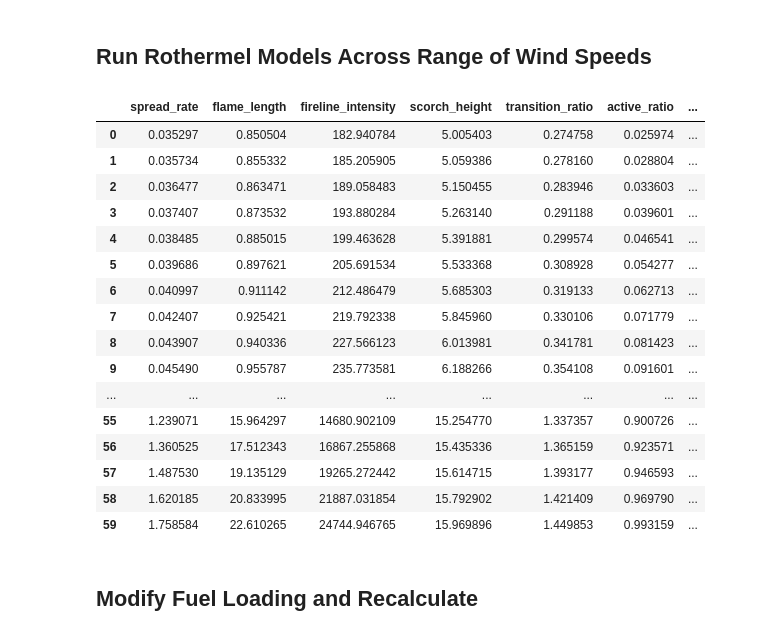
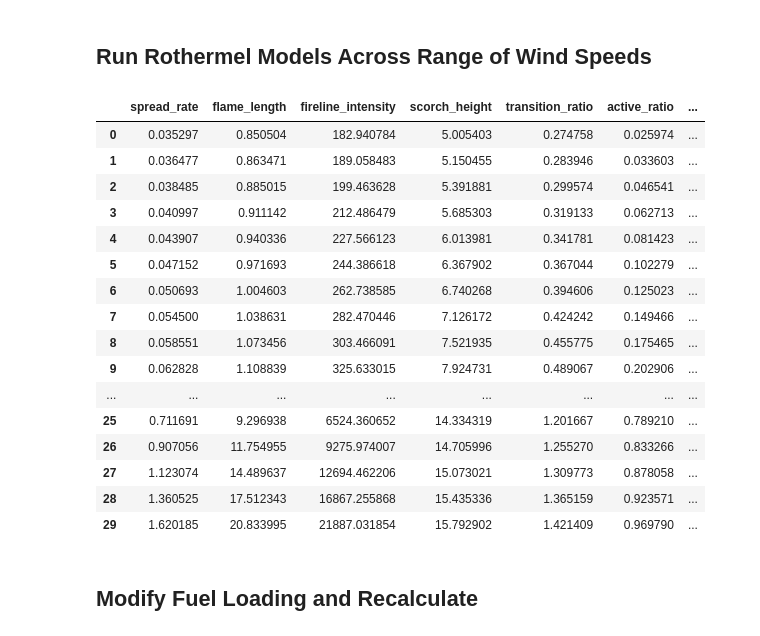
Before and after one commit to j-tenny/pyrothermel, a Jupyter notebook: example.ipynb, the cells around one changed output. Saved outputs shown, nothing was run; the diff lists cells and outputs as text; code cells hidden in the pictures.

```diff
--- a/example.ipynb
+++ b/example.ipynb
@@ -22,37 +20,37 @@ LoadingUnitsEnum.KilogramsPerSquareMeter
 ## Run Rothermel Models Across Range of Wind Speeds
 # %%
 results_list = []
-for wind_speed in range(0,60):
+for wind_speed in range(0,60,2):
     run = pyrothermel.PyrothermelRun(fuel,moisture,wind_speed,wind_input_mode='ten_meter',canopy_base_height=canopy_base_height,canopy_bulk_density=canopy_bulk_density,canopy_cover=.5,canopy_height=20,canopy_ratio=.6)
     results_surface = run.run_surface_fire_in_direction_of_max_spread()
     results_final = run.run_crown_fire_scott_and_reinhardt()
     results_final['wind_speed'] = wind_speed
     results_final['treatment'] = 'untreated'
     results_list.append(results_final)
 
 untreated_crowning_index = run.calculate_crowning_index()
 untreated_torching_index = run.calculate_torching_index()
 
 df = pd.DataFrame(results_list)
 df
 # %% [output]
 |  | spread_rate | flame_length | fireline_intensity | scorch_height | transition_ratio | active_ratio | ... |
 | 0 | 0.035297 | 0.850504 | 182.940784 | 5.005403 | 0.274758 | 0.025974 | ... |
-| 1 | 0.035734 | 0.855332 | 185.205905 | 5.059386 | 0.278160 | 0.028804 | ... |
-| 2 | 0.036477 | 0.863471 | 189.058483 | 5.150455 | 0.283946 | 0.033603 | ... |
-| 3 | 0.037407 | 0.873532 | 193.880284 | 5.263140 | 0.291188 | 0.039601 | ... |
-| 4 | 0.038485 | 0.885015 | 199.463628 | 5.391881 | 0.299574 | 0.046541 | ... |
-| 5 | 0.039686 | 0.897621 | 205.691534 | 5.533368 | 0.308928 | 0.054277 | ... |
-| 6 | 0.040997 | 0.911142 | 212.486479 | 5.685303 | 0.319133 | 0.062713 | ... |
-| 7 | 0.042407 | 0.925421 | 219.792338 | 5.845960 | 0.330106 | 0.071779 | ... |
-| 8 | 0.043907 | 0.940336 | 227.566123 | 6.013981 | 0.341781 | 0.081423 | ... |
-| 9 | 0.045490 | 0.955787 | 235.773581 | 6.188266 | 0.354108 | 0.091601 | ... |
+| 1 | 0.036477 | 0.863471 | 189.058483 | 5.150455 | 0.283946 | 0.033603 | ... |
+| 2 | 0.038485 | 0.885015 | 199.463628 | 5.391881 | 0.299574 | 0.046541 | ... |
+| 3 | 0.040997 | 0.911142 | 212.486479 | 5.685303 | 0.319133 | 0.062713 | ... |
+| 4 | 0.043907 | 0.940336 | 227.566123 | 6.013981 | 0.341781 | 0.081423 | ... |
+| 5 | 0.047152 | 0.971693 | 244.386618 | 6.367902 | 0.367044 | 0.102279 | ... |
+| 6 | 0.050693 | 1.004603 | 262.738585 | 6.740268 | 0.394606 | 0.125023 | ... |
+| 7 | 0.054500 | 1.038631 | 282.470446 | 7.126172 | 0.424242 | 0.149466 | ... |
+| 8 | 0.058551 | 1.073456 | 303.466091 | 7.521935 | 0.455775 | 0.175465 | ... |
+| 9 | 0.062828 | 1.108839 | 325.633015 | 7.924731 | 0.489067 | 0.202906 | ... |
 | ... | ... | ... | ... | ... | ... | ... | ... |
-| 55 | 1.239071 | 15.964297 | 14680.902109 | 15.254770 | 1.337357 | 0.900726 | ... |
-| 56 | 1.360525 | 17.512343 | 16867.255868 | 15.435336 | 1.365159 | 0.923571 | ... |
-| 57 | 1.487530 | 19.135129 | 19265.272442 | 15.614715 | 1.393177 | 0.946593 | ... |
-| 58 | 1.620185 | 20.833995 | 21887.031854 | 15.792902 | 1.421409 | 0.969790 | ... |
-| 59 | 1.758584 | 22.610265 | 24744.946765 | 15.969896 | 1.449853 | 0.993159 | ... |
+| 25 | 0.711691 | 9.296938 | 6524.360652 | 14.334319 | 1.201667 | 0.789210 | ... |
+| 26 | 0.907056 | 11.754955 | 9275.974007 | 14.705996 | 1.255270 | 0.833266 | ... |
+| 27 | 1.123074 | 14.489637 | 12694.462206 | 15.073021 | 1.309773 | 0.878058 | ... |
+| 28 | 1.360525 | 17.512343 | 16867.255868 | 15.435336 | 1.365159 | 0.923571 | ... |
+| 29 | 1.620185 | 20.833995 | 21887.031854 | 15.792902 | 1.421409 | 0.969790 | ... |
 # %% [markdown]
 ## Modify Fuel Loading and Recalculate
 # %%
```
Also changed, not shown: parts of 3 cells of this notebook, 9 other files.
